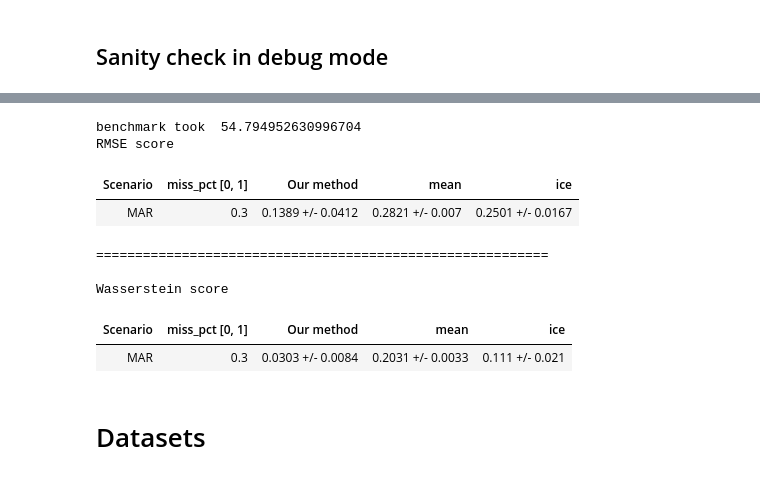
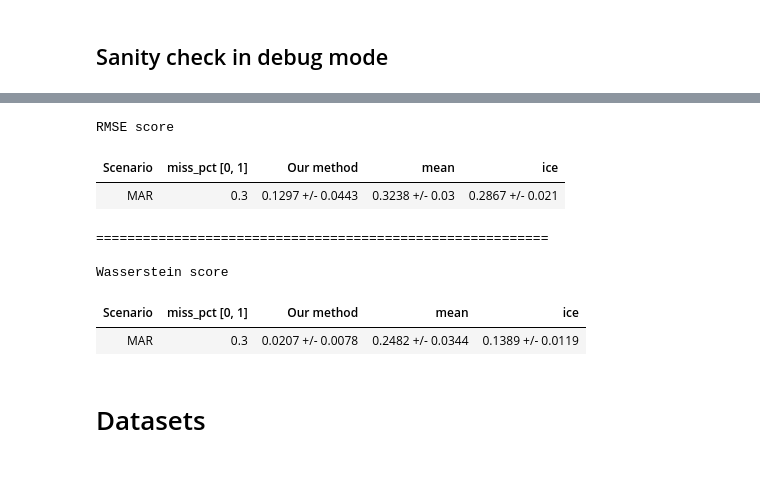
Before and after one commit to vanderschaarlab/hyperimpute, a Jupyter notebook: tutorials/experiments_01_hyperimpute_with_naive_search.ipynb, the cells around one changed output, grey strips where cells are left out. Drawn from its saved outputs; the diff is of its cells as text; code cells hidden in the pictures.

```diff
--- a/tutorials/experiments_01_hyperimpute_with_naive_search.ipynb
+++ b/tutorials/experiments_01_hyperimpute_with_naive_search.ipynb
@@ -36,10 +38,10 @@ from pathlib import Path
 
 experiment = "experiments_01_hyperimpute_with_naive_search"
 
+
 def get_imputer():
-    return imputers.get("hyperimpute",
-        optimizer = "simple"
-    )
+    return imputers.get("hyperimpute", optimizer="simple")
+
 
 def save_results(fname, results):
     path = Path(experiment)
@@ -47,8 +49,9 @@ def save_results(fname, results):
 
     out = path / fname
 
-    with open(out, 'w') as outfile:
+    with open(out, "w") as outfile:
         json.dump(results, outfile)
+
 
 def evaluate_dataset_repeated(
     name,
@@ -58,34 +61,37 @@ def evaluate_dataset_repeated(
     scenarios=["MAR", "MCAR", "MNAR"],
     miss_pct=[0.1, 0.3, 0.5],
     n_iter=10,
-    debug=False,
 ):
-    results = evaluate_dataset_repeated_internal(
-        name = name,
-        evaluated_model = get_imputer(),
-        X_raw = X_raw,
-        y = y,
+    results = compare_models(
+        name=name,
+        evaluated_model=get_imputer(),
+        X_raw=X_raw,
         ref_methods=ref_methods,
         scenarios=scenarios,
         miss_pct=miss_pct,
         n_iter=n_iter,
-        debug=debug,
     )
 
     save_results(name, results)
 # %% [markdown]
 ## Sanity check in  debug mode
 # %%
-df = pd.read_csv('https://archive.ics.uci.edu/ml/machine-learning-databases/00291/airfoil_self_noise.dat', header = None, sep ="\\t")
+df = pd.read_csv(
+    "https://archive.ics.uci.edu/ml/machine-learning-databases/00291/airfoil_self_noise.dat",
+    header=None,
+    sep="\\t",
+)
 
 y = df[5]
-X_raw = df.drop(columns = [5])
+X_raw = df.drop(columns=[5])
 
-evaluate_dataset_repeated("airfoil_debug", X_raw, y,
-            scenarios =  ["MAR"],
-            ref_methods=["mean", "ice"],
-            debug = True,
-            n_iter = 3,
-            miss_pct = [0.3]
+evaluate_dataset_repeated(
+    "airfoil_debug",
+    X_raw,
+    y,
+    scenarios=["MAR"],
+    ref_methods=["mean", "ice"],
+    n_iter=3,
+    miss_pct=[0.3],
 )
 # %% [output]
@@ -93,12 +115,11 @@ evaluate_dataset_repeated("airfoil_debug", X_raw, y,
-benchmark took  54.794952630996704
 RMSE score
 | Scenario | miss_pct [0, 1] | Our method | mean | ice |
-| MAR | 0.3 | 0.1389 +/- 0.0412 | 0.2821 +/- 0.007 | 0.2501 +/- 0.0167 |
+| MAR | 0.3 | 0.1297 +/- 0.0443 | 0.3238 +/- 0.03 | 0.2867 +/- 0.021 |
 ==========================================================
 
 Wasserstein score
 | Scenario | miss_pct [0, 1] | Our method | mean | ice |
-| MAR | 0.3 | 0.0303 +/- 0.0084 | 0.2031 +/- 0.0033 | 0.111 +/- 0.021 |
+| MAR | 0.3 | 0.0207 +/- 0.0078 | 0.2482 +/- 0.0344 | 0.1389 +/- 0.0119 |
 # %% [markdown]
 # Datasets
 # %%
```
Also changed, not shown: parts of 26 cells of this notebook, 4 other files.
